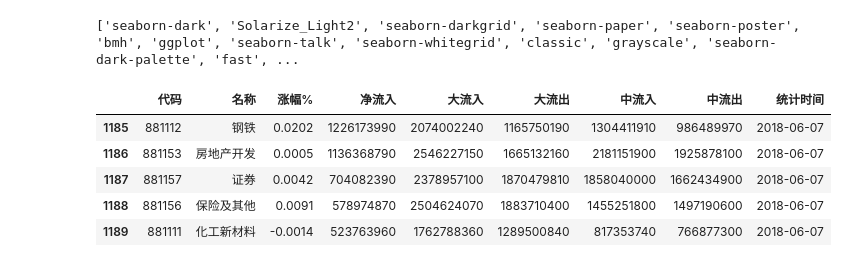
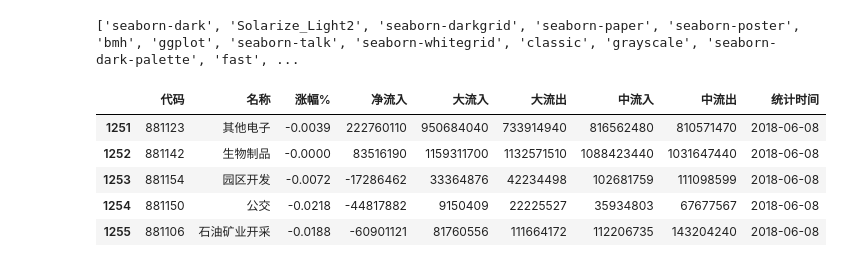
Before and after one commit to sunmd/DataAnlysisDemo, a Jupyter notebook: StockAnlysis.ipynb, the cells around one changed output. Cells and saved outputs as stored; diff of their text form; code cells hidden in the pictures.

```diff
--- a/StockAnlysis.ipynb
+++ b/StockAnlysis.ipynb
@@ -212,18 +212,18 @@ def ycz():
 # %%
 file_date = '2018-06'
 
-to_day = '2018-06-07'
+to_day = '2018-06-08'
 
-df = save_one_day( file_date, columns_name, 7)
+df = save_one_day( file_date, columns_name, 8)
 
-df[df['统计时间']=='2018-06-07'].head()
+df[df['统计时间']=='2018-06-08'].head()
 # %% [output]
 |  | 代码 | 名称 | 涨幅% | 净流入 | 大流入 | 大流出 | 中流入 | 中流出 | 统计时间 |
-| 1185 | 881112 | 钢铁 | 0.0202 | 1226173990 | 2074002240 | 1165750190 | 1304411910 | 986489970 | 2018-06-07 |
-| 1186 | 881153 | 房地产开发 | 0.0005 | 1136368790 | 2546227150 | 1665132160 | 2181151900 | 1925878100 | 2018-06-07 |
-| 1187 | 881157 | 证券 | 0.0042 | 704082390 | 2378957100 | 1870479810 | 1858040000 | 1662434900 | 2018-06-07 |
-| 1188 | 881156 | 保险及其他 | 0.0091 | 578974870 | 2504624070 | 1883710400 | 1455251800 | 1497190600 | 2018-06-07 |
-| 1189 | 881111 | 化工新材料 | -0.0014 | 523763960 | 1762788360 | 1289500840 | 817353740 | 766877300 | 2018-06-07 |
+| 1251 | 881123 | 其他电子 | -0.0039 | 222760110 | 950684040 | 733914940 | 816562480 | 810571470 | 2018-06-08 |
+| 1252 | 881142 | 生物制品 | -0.0000 | 83516190 | 1159311700 | 1132571510 | 1088423440 | 1031647440 | 2018-06-08 |
+| 1253 | 881154 | 园区开发 | -0.0072 | -17286462 | 33364876 | 42234498 | 102681759 | 111098599 | 2018-06-08 |
+| 1254 | 881150 | 公交 | -0.0218 | -44817882 | 9150409 | 22225527 | 35934803 | 67677567 | 2018-06-08 |
+| 1255 | 881106 | 石油矿业开采 | -0.0188 | -60901121 | 81760556 | 111664172 | 112206735 | 143204240 | 2018-06-08 |
 # %%
 df[df['统计时间']==to_day].sort_values('净流入',ascending=False)\
 .style.use(mystl.export()).format({'涨幅%':"{:+.2%}"})
```
Also changed, not shown: parts of 11 cells of this notebook, 1 other file.
